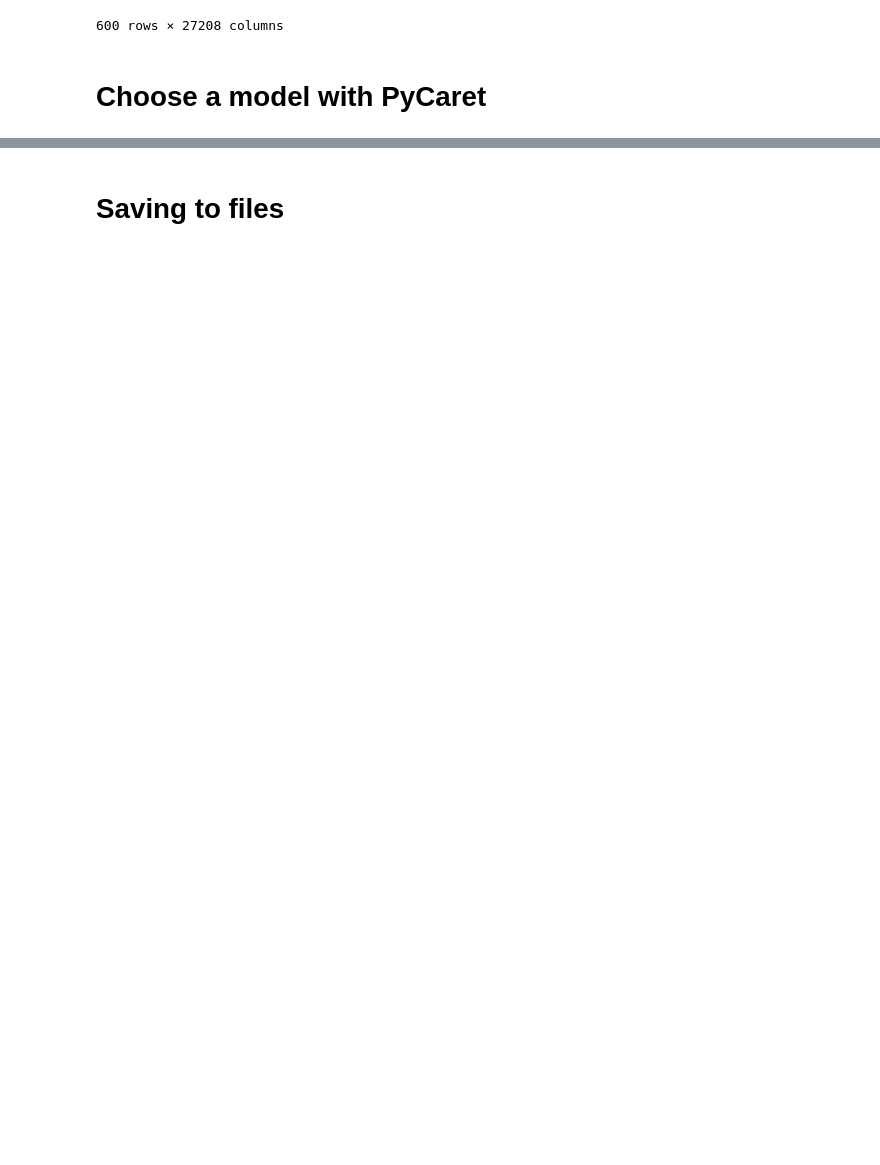
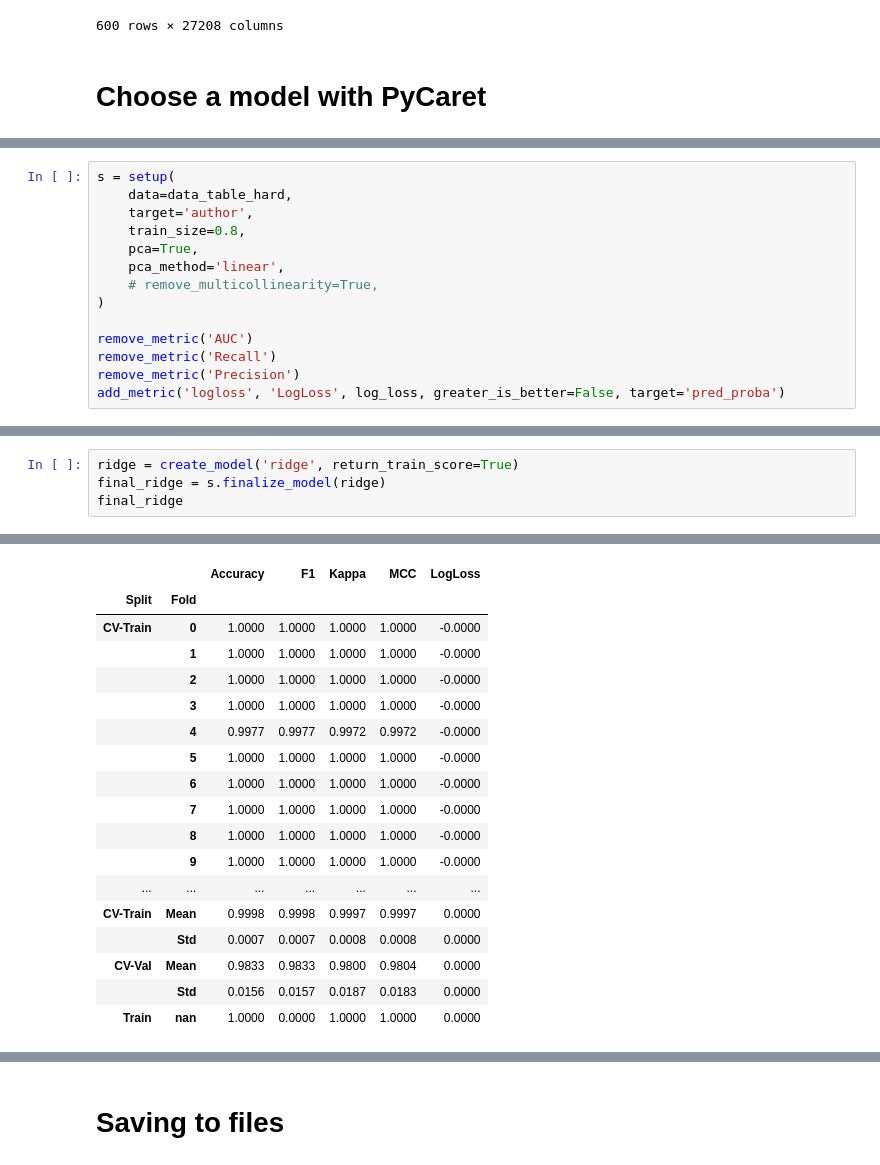
Before and after one commit to SimeonHristov99/ati, a Jupyter notebook: src/06_modelling03_pycaret.ipynb, the cells around one changed output, grey strips where cells are left out. Drawn from its saved outputs; the diff is of its cells as text; blank space fills up the shorter version.

```diff
--- a/src/06_modelling03_pycaret.ipynb
+++ b/src/06_modelling03_pycaret.ipynb
@@ -83,0 +183,14 @@ KeyboardInterrupt:
+# %%
+s = setup(
+    data=data_table_hard,
+    target='author',
+    train_size=0.8,
+    pca=True,
+    pca_method='linear',
+    # remove_multicollinearity=True,
+)
+
+remove_metric('AUC')
+remove_metric('Recall')
+remove_metric('Precision')
+add_metric('logloss', 'LogLoss', log_loss, greater_is_better=False, target='pred_proba')
@@ -83,0 +225,5 @@ KeyboardInterrupt:
+# %%
+ridge = create_model('ridge', return_train_score=True)
+final_ridge = s.finalize_model(ridge)
+final_ridge
+# %% [output]
@@ -83,0 +231,18 @@ KeyboardInterrupt:
+|  |  | Accuracy | F1 | Kappa | MCC | LogLoss |
+| Split | Fold |  |  |  |  |  |
+| CV-Train | 0 | 1.0000 | 1.0000 | 1.0000 | 1.0000 | -0.0000 |
+|  | 1 | 1.0000 | 1.0000 | 1.0000 | 1.0000 | -0.0000 |
+|  | 2 | 1.0000 | 1.0000 | 1.0000 | 1.0000 | -0.0000 |
+|  | 3 | 1.0000 | 1.0000 | 1.0000 | 1.0000 | -0.0000 |
+|  | 4 | 0.9977 | 0.9977 | 0.9972 | 0.9972 | -0.0000 |
+|  | 5 | 1.0000 | 1.0000 | 1.0000 | 1.0000 | -0.0000 |
+|  | 6 | 1.0000 | 1.0000 | 1.0000 | 1.0000 | -0.0000 |
+|  | 7 | 1.0000 | 1.0000 | 1.0000 | 1.0000 | -0.0000 |
+|  | 8 | 1.0000 | 1.0000 | 1.0000 | 1.0000 | -0.0000 |
+|  | 9 | 1.0000 | 1.0000 | 1.0000 | 1.0000 | -0.0000 |
+| ... | ... | ... | ... | ... | ... | ... |
+| CV-Train | Mean | 0.9998 | 0.9998 | 0.9997 | 0.9997 | 0.0000 |
+|  | Std | 0.0007 | 0.0007 | 0.0008 | 0.0008 | 0.0000 |
+| CV-Val | Mean | 0.9833 | 0.9833 | 0.9800 | 0.9804 | 0.0000 |
+|  | Std | 0.0156 | 0.0157 | 0.0187 | 0.0183 | 0.0000 |
+| Train | nan | 1.0000 | 0.0000 | 1.0000 | 1.0000 | 0.0000 |
```
Also changed, not shown: parts of 11 cells of this notebook, 4 other files.
